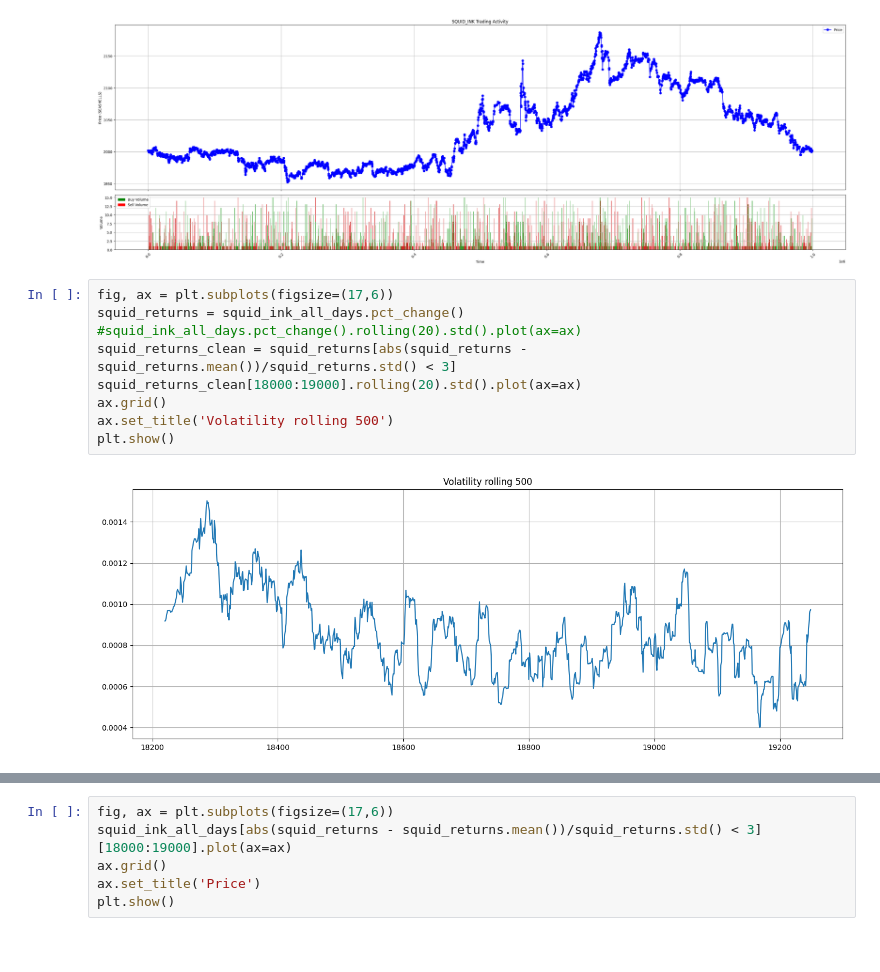
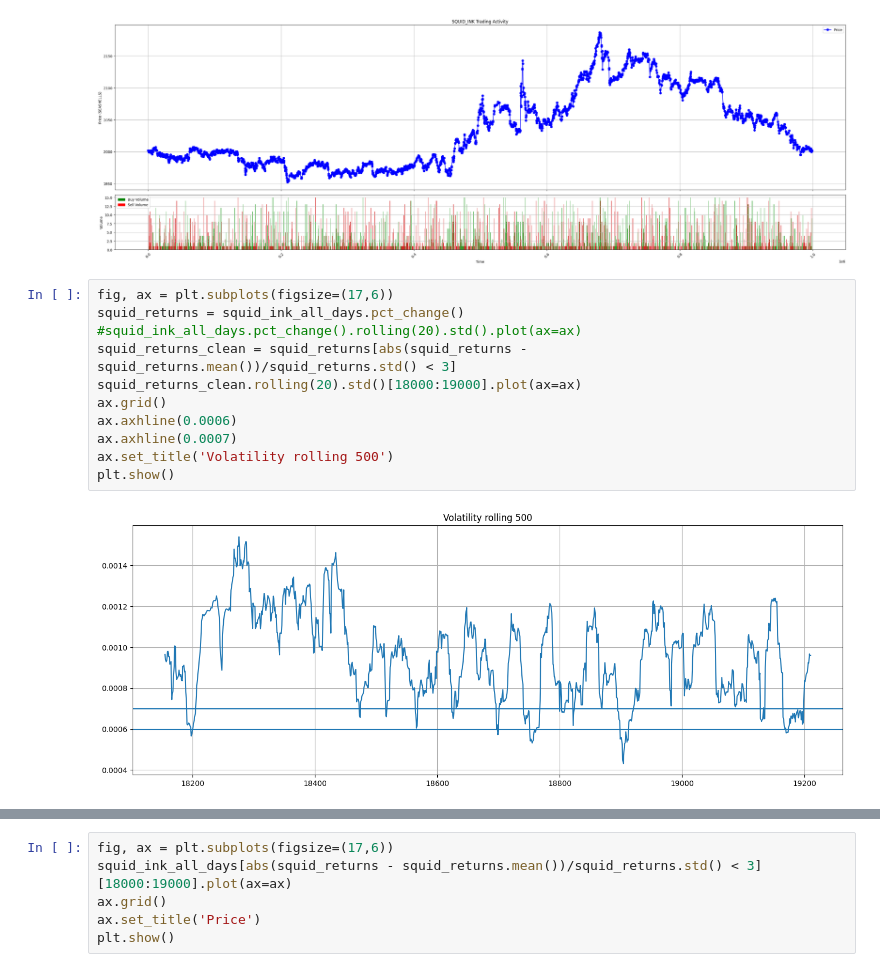
Before and after one commit to YannTab/Prosperity-3, a Jupyter notebook: actual/analysis.ipynb, the cells around one changed output, grey strips where cells are left out. Drawn from its saved outputs; the diff is of its cells as text.

```diff
--- a/actual/analysis.ipynb
+++ b/actual/analysis.ipynb
@@ -574,11 +559,13 @@ See the caveats in the documentation: https://pandas.pydata.org/pandas-docs/stab
 # %%
 fig, ax = plt.subplots(figsize=(17,6))
 squid_returns = squid_ink_all_days.pct_change()
 #squid_ink_all_days.pct_change().rolling(20).std().plot(ax=ax)
 squid_returns_clean = squid_returns[abs(squid_returns - squid_returns.mean())/squid_returns.std() < 3]
-squid_returns_clean[18000:19000].rolling(20).std().plot(ax=ax)
+squid_returns_clean.rolling(20).std()[18000:19000].plot(ax=ax)
 ax.grid()
+ax.axhline(0.0006)
+ax.axhline(0.0007)
 ax.set_title('Volatility rolling 500')
 plt.show()
 # %% [output]
-[figure, old version]
+[figure, new version]
```
Also changed, not shown: parts of 5 cells of this notebook, 15 other files.
